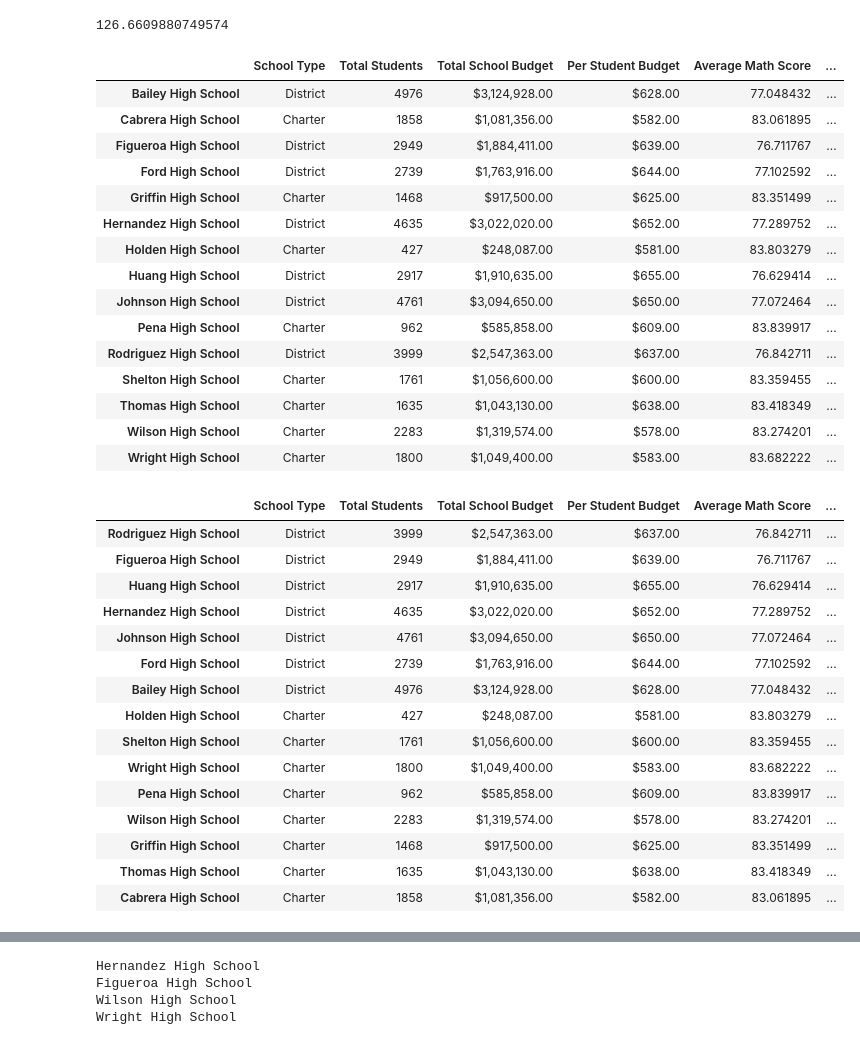
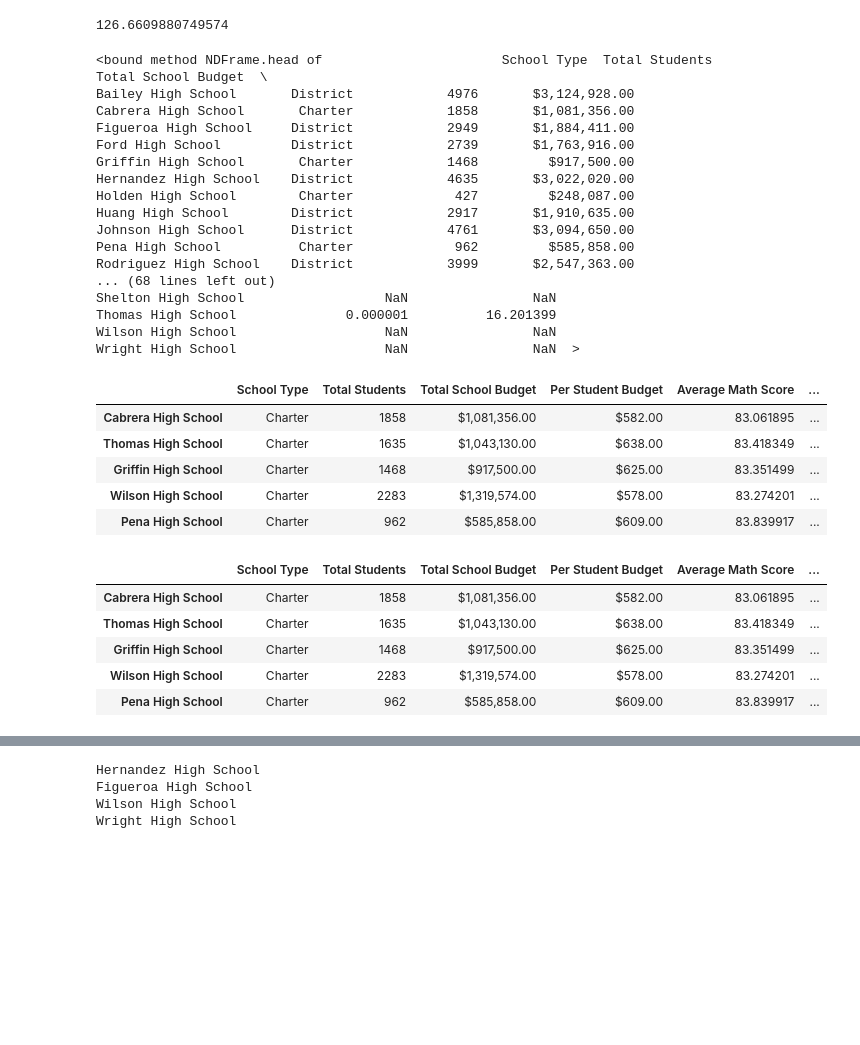
Before and after one commit to SLODIEN88/School_District_Analysis., a Jupyter notebook: PyCitySchools_Challenge.ipynb, the cells around one changed output, grey strips where cells are left out. Drawn from its saved outputs; the diff is of its cells as text; code cells hidden in the pictures; blank space fills up the shorter version.

```diff
--- a/PyCitySchools_Challenge.ipynb
+++ b/PyCitySchools_Challenge.ipynb
@@ -409,43 +409,49 @@ per_school_summary_df.loc["Thomas High School","% passing reading"]= passing_rea
 per_school_summary_df.loc["Thomas High School","% overall passing"]= overall_passing_percentage
 # %%
 # per_school_summary_df
-per_school_summary_df
+per_school_summary_df.head
 # %% [output]
-|  | School Type | Total Students | Total School Budget | Per Student Budget | Average Math Score | ... |
-| Bailey High School | District | 4976 | $3,124,928.00 | $628.00 | 77.048432 | ... |
-| Cabrera High School | Charter | 1858 | $1,081,356.00 | $582.00 | 83.061895 | ... |
-| Figueroa High School | District | 2949 | $1,884,411.00 | $639.00 | 76.711767 | ... |
-| Ford High School | District | 2739 | $1,763,916.00 | $644.00 | 77.102592 | ... |
-| Griffin High School | Charter | 1468 | $917,500.00 | $625.00 | 83.351499 | ... |
-| Hernandez High School | District | 4635 | $3,022,020.00 | $652.00 | 77.289752 | ... |
-| Holden High School | Charter | 427 | $248,087.00 | $581.00 | 83.803279 | ... |
-| Huang High School | District | 2917 | $1,910,635.00 | $655.00 | 76.629414 | ... |
-| Johnson High School | District | 4761 | $3,094,650.00 | $650.00 | 77.072464 | ... |
-| Pena High School | Charter | 962 | $585,858.00 | $609.00 | 83.839917 | ... |
-| Rodriguez High School | District | 3999 | $2,547,363.00 | $637.00 | 76.842711 | ... |
-| Shelton High School | Charter | 1761 | $1,056,600.00 | $600.00 | 83.359455 | ... |
-| Thomas High School | Charter | 1635 | $1,043,130.00 | $638.00 | 83.418349 | ... |
-| Wilson High School | Charter | 2283 | $1,319,574.00 | $578.00 | 83.274201 | ... |
-| Wright High School | Charter | 1800 | $1,049,400.00 | $583.00 | 83.682222 | ... |
+<bound method NDFrame.head of                       School Type  Total Students Total School Budget  \
+Bailey High School       District            4976       $3,124,928.00
+Cabrera High School       Charter            1858       $1,081,356.00
+Figueroa High School     District            2949       $1,884,411.00
+Ford High School         District            2739       $1,763,916.00
+Griffin High School       Charter            1468         $917,500.00
+Hernandez High School    District            4635       $3,022,020.00
+Holden High School        Charter             427         $248,087.00
+Huang High School        District            2917       $1,910,635.00
+Johnson High School      District            4761       $3,094,650.00
+Pena High School          Charter             962         $585,858.00
+Rodriguez High School    District            3999       $2,547,363.00
+... (68 lines left out)
+Shelton High School                  NaN                NaN
+Thomas High School              0.000001          16.201399
+Wilson High School                   NaN                NaN
+Wright High School                   NaN                NaN  >
 # %%
 High and Low Performing School
 # %%
 # Sort and show top five schools.
-per_school_summary_df.sort_values(["% Overall Passing"], ascending=True)
+top_schools = per_school_summary_df.sort_values(["% Overall Passing"], ascending=False)
+
+top_schools.head()
 # %% [output]
 |  | School Type | Total Students | Total School Budget | Per Student Budget | Average Math Score | ... |
-| Rodriguez High School | District | 3999 | $2,547,363.00 | $637.00 | 76.842711 | ... |
-| Figueroa High School | District | 2949 | $1,884,411.00 | $639.00 | 76.711767 | ... |
-| Huang High School | District | 2917 | $1,910,635.00 | $655.00 | 76.629414 | ... |
-| Hernandez High School | District | 4635 | $3,022,020.00 | $652.00 | 77.289752 | ... |
-| Johnson High School | District | 4761 | $3,094,650.00 | $650.00 | 77.072464 | ... |
-| Ford High School | District | 2739 | $1,763,916.00 | $644.00 | 77.102592 | ... |
-| Bailey High School | District | 4976 | $3,124,928.00 | $628.00 | 77.048432 | ... |
-| Holden High School | Charter | 427 | $248,087.00 | $581.00 | 83.803279 | ... |
-| Shelton High School | Charter | 1761 | $1,056,600.00 | $600.00 | 83.359455 | ... |
-| Wright High School | Charter | 1800 | $1,049,400.00 | $583.00 | 83.682222 | ... |
+| Cabrera High School | Charter | 1858 | $1,081,356.00 | $582.00 | 83.061895 | ... |
+| Thomas High School | Charter | 1635 | $1,043,130.00 | $638.00 | 83.418349 | ... |
+| Griffin High School | Charter | 1468 | $917,500.00 | $625.00 | 83.351499 | ... |
+| Wilson High School | Charter | 2283 | $1,319,574.00 | $578.00 | 83.274201 | ... |
 | Pena High School | Charter | 962 | $585,858.00 | $609.00 | 83.839917 | ... |
-| Wilson High School | Charter | 2283 | $1,319,574.00 | $578.00 | 83.274201 | ... |
-| Griffin High School | Charter | 1468 | $917,500.00 | $625.00 | 83.351499 | ... |
-| Thomas High School | Charter | 1635 | $1,043,130.00 | $638.00 | 83.418349 | ... |
-| Cabrera High School | Charter | 1858 | $1,081,356.00 | $582.00 | 83.061895 | ... |
+# %%
+# Sort and show top five schools.
+# Sort and show top five schools.
+top_schools = per_school_summary_df.sort_values(["% Overall Passing"], ascending=False)
+
+top_schools.head()
+# %% [output]
+|  | School Type | Total Students | Total School Budget | Per Student Budget | Average Math Score | ... |
+| Cabrera High School | Charter | 1858 | $1,081,356.00 | $582.00 | 83.061895 | ... |
+| Thomas High School | Charter | 1635 | $1,043,130.00 | $638.00 | 83.418349 | ... |
+| Griffin High School | Charter | 1468 | $917,500.00 | $625.00 | 83.351499 | ... |
+| Wilson High School | Charter | 2283 | $1,319,574.00 | $578.00 | 83.274201 | ... |
+| Pena High School | Charter | 962 | $585,858.00 | $609.00 | 83.839917 | ... |
```
Also changed, not shown: parts of 10 cells of this notebook.
